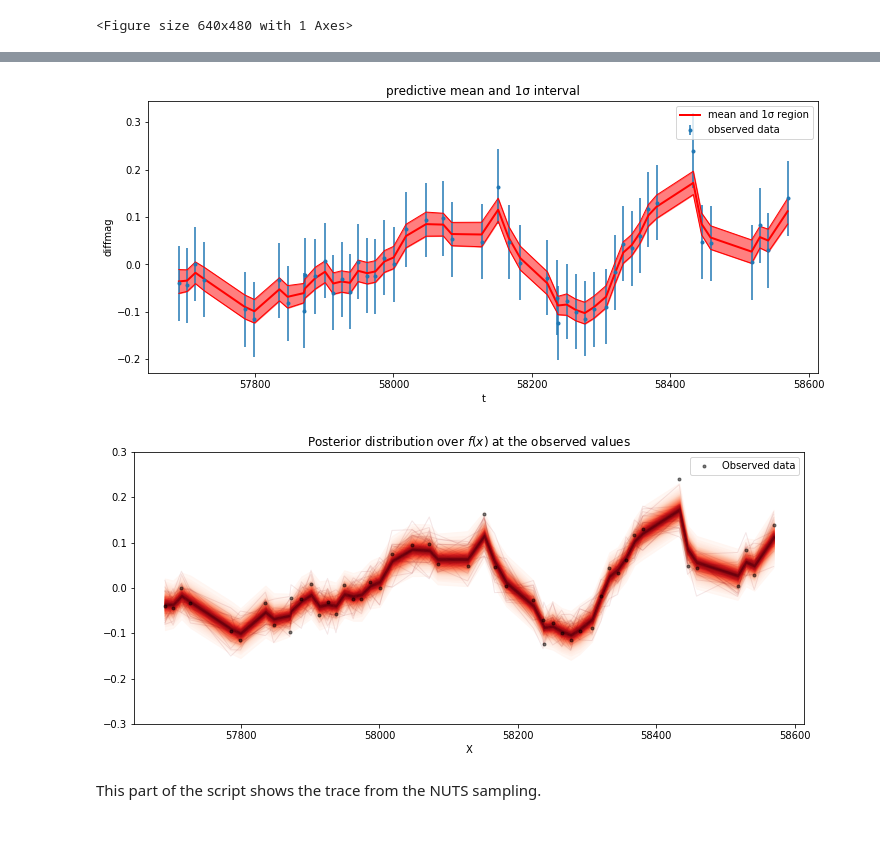
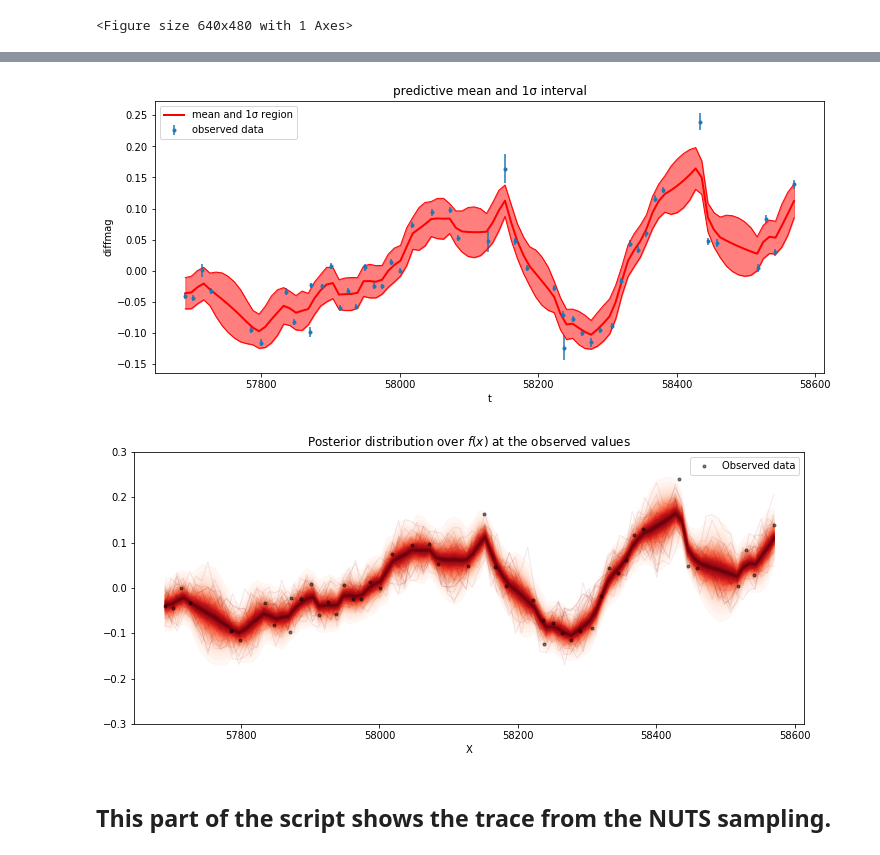
Before and after one commit to MalteBrinch/Master-Thesis-Code, a Jupyter notebook: Continuum model CAR(1).ipynb, the cells around one changed output, grey strips where cells are left out. Drawn from its saved outputs; the diff is of its cells as text; code cells hidden in the pictures.

```diff
--- a/Continuum model CAR(1).ipynb
+++ b/Continuum model CAR(1).ipynb
@@ -48,14 +62,14 @@ plt.show()
 # %%
 x=np.asarray(mjd_obs[mask], dtype=float)
 y=np.asarray(delta_mag_agn_ref1[mask]-np.median(delta_mag_agn_ref1[mask]), dtype=float)
-yerr = np.std(y)*np.ones(len(y)) #since i do not have the error i am using the std instead
+yerr = magerr_ref1[mask]
 n=len(x)
-test2=[57690.156444, 57702.042152,57714.09288,57727.058406,57785.33735,57799.337204,57835.345248,57847.218598,57870.38101,57872.34736,57887.334724,57901.294798,57913.261906,57925.123674,57937.187432,57949.16307,57962.127284,57974.094412,57987.048386,58000.303966,58018.23316,58047.208566,58072.050364,58084.055702,58127.353694,58151.287814,58166.326436,58183.323268,58222.31519,58236.377956,58237.3749525,58250.340886,58263.305154,58276.365486,58289.241552,58307.182884,58320.122346,58332.115664,58344.081428,58356.048366,58368.331064,58380.28918,58433.114668,58445.050324,58458.058774,58517.347406,58529.33535,58541.3453,58569.380416]
-X = np.array(test2)#np.linspace(min(x), max(x), n)[:, None]
-X=np.reshape(X,(49,1))
+#test2=[57690.156444, 57702.042152,57714.09288,57727.058406,57785.33735,57799.337204,57835.345248,57847.218598,57870.38101,57872.34736,57887.334724,57901.294798,57913.261906,57925.123674,57937.187432,57949.16307,57962.127284,57974.094412,57987.048386,58000.303966,58018.23316,58047.208566,58072.050364,58084.055702,58127.353694,58151.287814,58166.326436,58183.323268,58222.31519,58236.377956,58237.3749525,58250.340886,58263.305154,58276.365486,58289.241552,58307.182884,58320.122346,58332.115664,58344.081428,58356.048366,58368.331064,58380.28918,58433.114668,58445.050324,58458.058774,58517.347406,58529.33535,58541.3453,58569.380416]
+#X = np.array(test2)#np.linspace(min(x), max(x), n)[:, None]
+X = np.reshape(x,(n,1))
 
-print(X.shape)
+#print(X.shape)
 #Just a plot to see if i have reshaped the data correctly
-fig = plt.figure(figsize=(12,5)); ax = fig.gca()
-plt.plot(x,y,'.')
-plt.plot(X,y,'*')
+#fig = plt.figure(figsize=(12,5)); ax = fig.gca()
+#plt.plot(x,y,'.')
+#plt.plot(X,y,'*')
@@ -91,7 +101,7 @@ plt.plot(X,y,'*')
 #A uniform prior is given by something like pm.Uniform('parameter', lower=-10, upper=5)
 
 with pm.Model() as model:
-    ℓ = pm.Uniform('ℓ', lower=np.sqrt(5.0), upper=50.0*np.sqrt(2.0)) #pm.Normal("ℓ", mu=16.0, sigma=1.0) #the mean and sigma values here are rounded off.
+    ℓ = pm.Uniform('ℓ', lower=np.sqrt(5.0), upper=6.0*50.0*np.sqrt(2.0)) #pm.Normal("ℓ", mu=16.0, sigma=1.0) #the mean and sigma values here are rounded off.
     η = pm.Uniform('η', lower=0.0, upper=1.0)#pm.Normal("η", mu=np.std(y), sigma=0.02) #pm.HalfCauchy("η", beta=0.5)
 
     cov = η**2 * pm.gp.cov.Exponential(1, ℓ)#i could add a alpha parameter here to take different PSD slopes into account.
@@ -101,5 +111,5 @@ with pm.Model() as model:
     σ = pm.HalfNormal("σ", sigma=np.sqrt(np.pi/(np.pi-2)))#pm.HalfCauchy("σ", beta=0.5)
     y_ = gp.marginal_likelihood("y", X=X, y=y, noise=σ)
 
-    #mp = pm.find_MAP() #The Maximum A Posteriori values
-    trace = pm.sample(2000) #The NUTS sampling
+    mp = pm.find_MAP() #The Maximum A Posteriori values
+    #trace = pm.sample(2000) #The NUTS sampling
@@ -118,25 +131,26 @@ pd.DataFrame({"Parameter": ["ℓ","ℓ_true","η", "σ"],
 # %%
 # predict
-mu, var = gp.predict(X, point=mp, diag=True)
+X_new=np.linspace(min(X),max(X),100)#new points we want to interpolate
+mu, var = gp.predict(X_new, point=mp, diag=True)
 sd = np.sqrt(var)
 
 # draw plot
 fig = plt.figure(figsize=(12,5)); ax = fig.gca()
 
 # plot mean and 1σ intervals
-plt.plot(X, mu, 'r', lw=2, label="mean and 1σ region");
-plt.plot(X, mu + 1*sd, 'r', lw=1); plt.plot(X, mu - 1*sd, 'r', lw=1);
-plt.fill_between(X.flatten(), mu - 1*sd, mu + 1*sd, color="r", alpha=0.5)
+plt.plot(X_new, mu, 'r', lw=2, label="mean and 1σ region");
+plt.plot(X_new, mu + 1*sd, 'r', lw=1); plt.plot(X_new, mu - 1*sd, 'r', lw=1);
+plt.fill_between(X_new.flatten(), mu - 1*sd, mu + 1*sd, color="r", alpha=0.5)
 
 # plot original data and true function
 #plt.plot(X, y, 'ok', ms=3, alpha=1.0, label="observed data")
 plt.errorbar(X, y, yerr,fmt='.',label="observed data")
 
 plt.xlabel("t");
 plt.ylabel("diffmag")
 plt.title("predictive mean and 1σ interval"); plt.legend();
 # %% [output]
-[figure, old version]
+[figure, new version]
 # %%
 # add the GP conditional to the model, given the X values
 with model:
@@ -151,7 +165,7 @@ fig = plt.figure(figsize=(12,5)); ax = fig.gca()
 
 # plot the samples from the gp posterior with samples and shading
 from pymc3.gp.util import plot_gp_dist
-plot_gp_dist(ax, pred_samples["f_pred"], X);
+plot_gp_dist(ax, pred_samples["f_pred"], X_new);
 
 # plot the data and the true latent function
 #plt.plot(X, f_true, "dodgerblue", lw=3, label="True f");
@@ -161,9 +175,9 @@ plt.plot(X, y, 'ok', ms=3, alpha=0.5, label="Observed data");
 plt.xlabel("X"); plt.ylim([-0.3,0.3]);
 plt.title("Posterior distribution over $f(x)$ at the observed values"); plt.legend();
 # %% [output]
-[figure, old version]
+[figure, new version]
 # %% [markdown]
-This part of the script shows the trace from the NUTS sampling.
+## This part of the script shows the trace from the NUTS sampling.
 # %%
 pm.traceplot(trace)
 pm.summary(trace)
```
Also changed, not shown: parts of 27 cells of this notebook.
